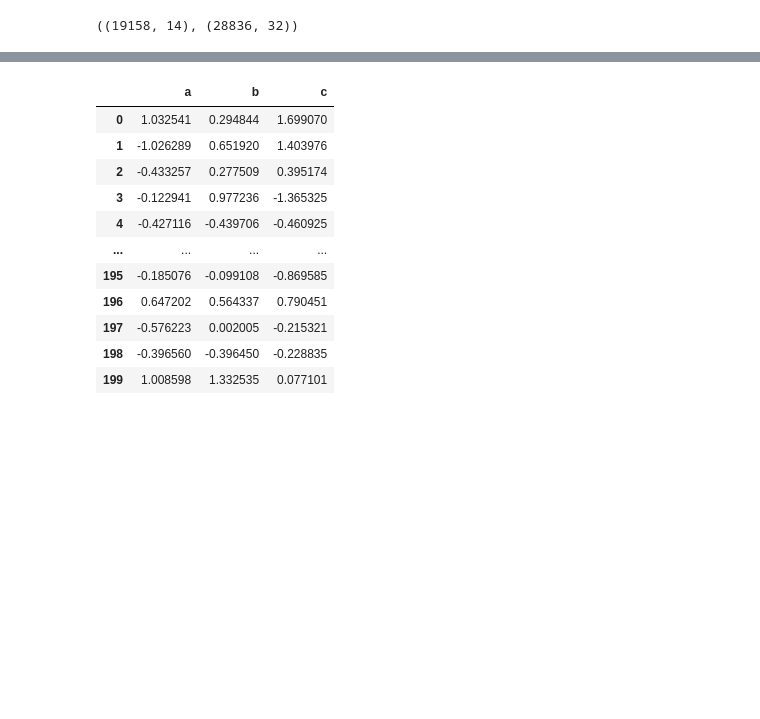
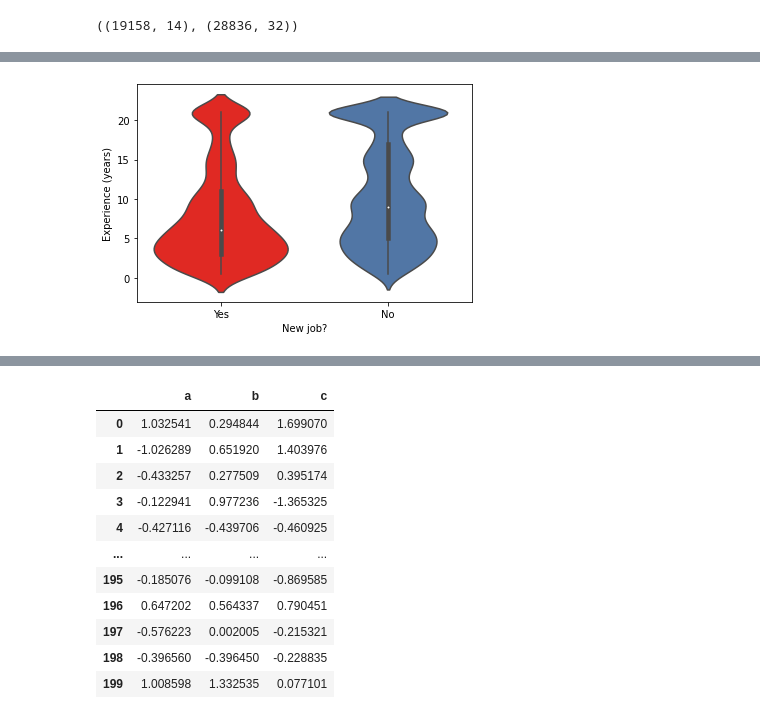
Before and after one commit to katiehuang1221/HR-Analytics-Predict-Who-Will-Leave-The-Job, a Jupyter notebook: notebook/08_refine_models_1.ipynb, the cells around one changed output, grey strips where cells are left out. Saved outputs shown, nothing was run; the diff lists cells and outputs as text; code cells hidden in the pictures; blank space fills up the shorter version.

Commit message:
Add kde plots for slides.

```diff
--- a/notebook/08_refine_models_1.ipynb
+++ b/notebook/08_refine_models_1.ipynb
@@ -84,0 +124,8 @@ c
+# %%
+df_train['Experience (years)'] = df_train['experience'].replace(25,21)
+df_train['Training Hours'] = df_train['training_hours']
+df_train['New job?'] = df_train['target'].replace(0,'No').replace(1,'Yes')
+sns.violinplot(y =df_train['Experience (years)'],
+              x=df_train['New job?'],);
+# %% [output]
+[figure, added]
```
Also changed, not shown: parts of 12 cells of this notebook, 3 other files.
